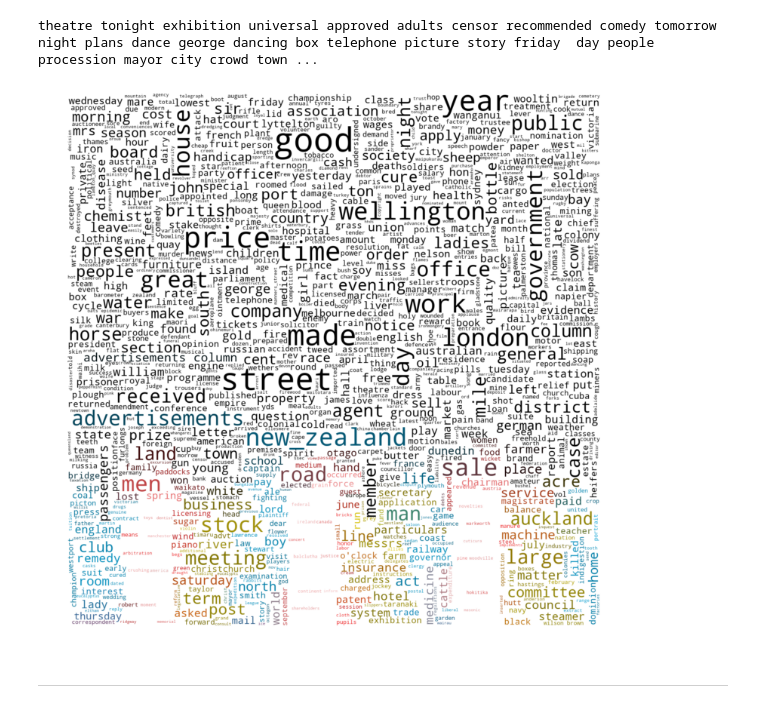
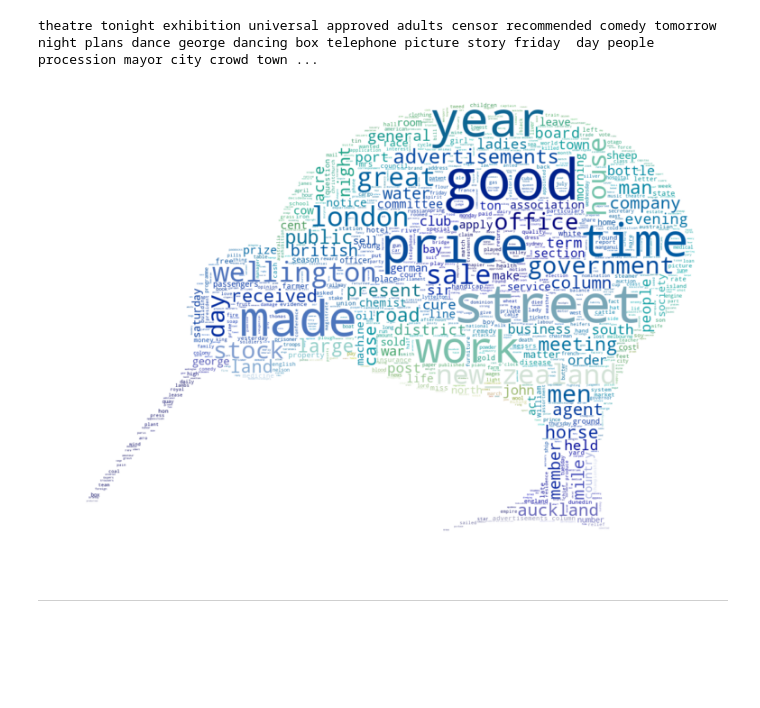
Before and after one commit to xandercai/papers-past-topic-modeling, a Jupyter notebook: temp/cover.ipynb, the cells around one changed output. Cells and saved outputs as stored; diff of their text form; code cells hidden in the pictures; blank space fills up the shorter version.

```diff
--- a/temp/cover.ipynb
+++ b/temp/cover.ipynb
@@ -24,20 +24,20 @@ print(text[:1000])
 theatre tonight exhibition universal approved adults censor recommended comedy tomorrow night plans dance george dancing box telephone picture story friday  day people procession mayor city crowd town ...
 # %%
 #https://researchprofile.canterbury.ac.nz/Project.aspx?projectid=272
-mask = np.array(Image.open('./skyline.png'))
+mask = np.array(Image.open('./kiwi.png'))
 wc = WordCloud(background_color="white", max_words=1000, mask=mask,
                max_font_size=100, random_state=1)
 wc.generate(text)
 
 # create coloring from image
 image_colors = ImageColorGenerator(mask)
 plt.figure(figsize=[13,13])
 plt.imshow(wc.recolor(color_func=image_colors), interpolation="bilinear")
 plt.axis("off")
 plt.savefig('./cover.png')
 plt.show()
 # %% [output]
-[figure, old version]
+[figure, new version]
 # %% [markdown]
 ---
 # %% [markdown]
```
Also changed, not shown: 1 other file.
